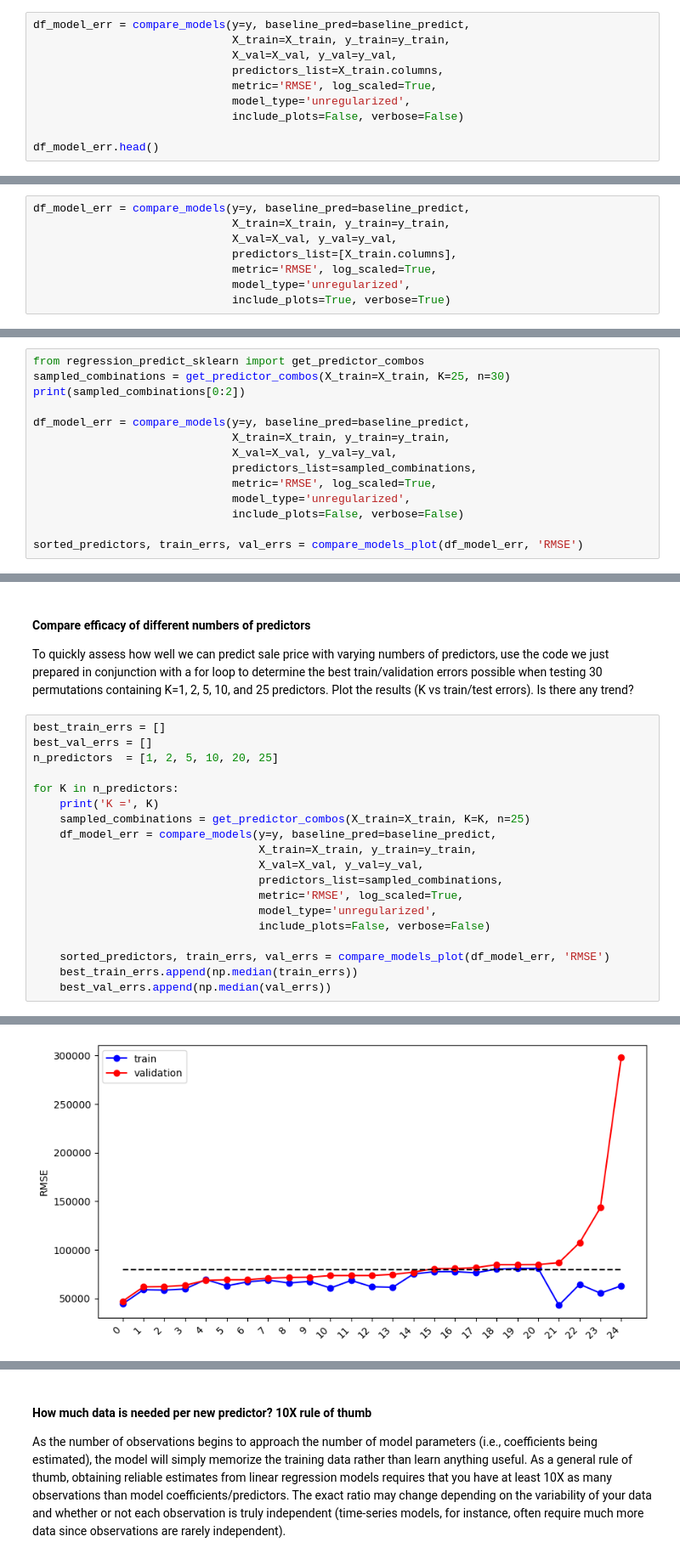
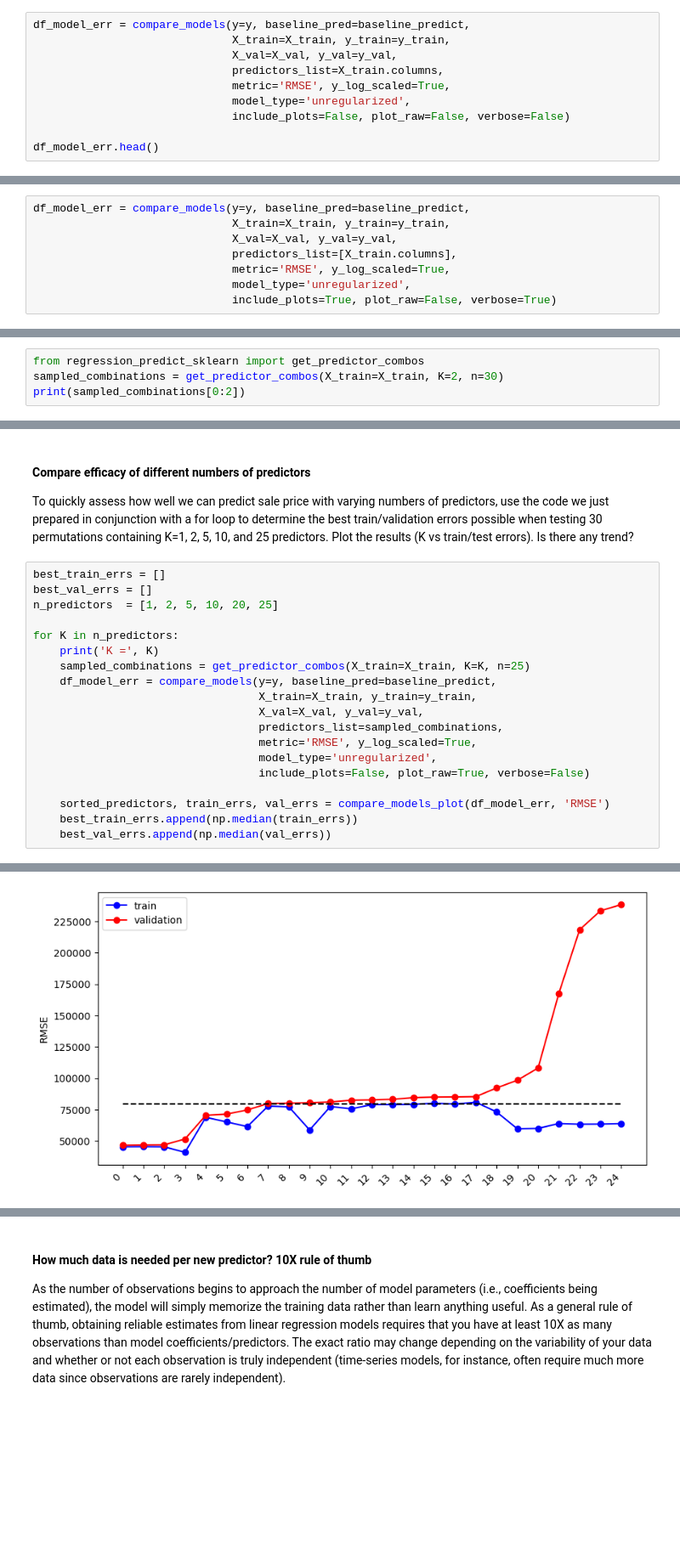
Before and after one commit to carpentries-incubator/high-dimensional-analysis-in-python, a Jupyter notebook: code/03-Regression-intro.ipynb, the cells around one changed output, grey strips where cells are left out. Shown at 85% size. Saved outputs shown, nothing was run; the diff lists cells and outputs as text; blank space fills up the shorter version.

```diff
--- a/code/03-Regression-intro.ipynb
+++ b/code/03-Regression-intro.ipynb
@@ -438,9 +438,9 @@ df_model_err = compare_models(y=y, baseline_pred=baseline_predict,
                               X_train=X_train, y_train=y_train,
                               X_val=X_val, y_val=y_val,
                               predictors_list=X_train.columns,
-                              metric='RMSE', log_scaled=True,
+                              metric='RMSE', y_log_scaled=True,
                               model_type='unregularized',
-                              include_plots=False, verbose=False)
+                              include_plots=False, plot_raw=False, verbose=False)
 
 df_model_err.head()
 # %% [output]
@@ -495,9 +495,9 @@ df_model_err = compare_models(y=y, baseline_pred=baseline_predict,
                               X_train=X_train, y_train=y_train,
                               X_val=X_val, y_val=y_val,
                               predictors_list=[X_train.columns],
-                              metric='RMSE', log_scaled=True,
+                              metric='RMSE', y_log_scaled=True,
                               model_type='unregularized',
-                              include_plots=True, verbose=True)
+                              include_plots=True, plot_raw=False, verbose=True)
 # %% [output]
 # of predictor vars = 30
 # of train observations = 876
@@ -516,16 +516,6 @@ X_train.shape
 (876, 30)
 # %%
 from regression_predict_sklearn import get_predictor_combos
-sampled_combinations = get_predictor_combos(X_train=X_train, K=25, n=30)
+sampled_combinations = get_predictor_combos(X_train=X_train, K=2, n=30)
 print(sampled_combinations[0:2])
-
-df_model_err = compare_models(y=y, baseline_pred=baseline_predict,
-                              X_train=X_train, y_train=y_train,
-                              X_val=X_val, y_val=y_val,
-                              predictors_list=sampled_combinations,
-                              metric='RMSE', log_scaled=True,
-                              model_type='unregularized',
-                              include_plots=False, verbose=False)
-
-sorted_predictors, train_errs, val_errs = compare_models_plot(df_model_err, 'RMSE')
 # %% [output]
@@ -550,9 +535,9 @@ for K in n_predictors:
                                   X_train=X_train, y_train=y_train,
                                   X_val=X_val, y_val=y_val,
                                   predictors_list=sampled_combinations,
-                                  metric='RMSE', log_scaled=True,
+                                  metric='RMSE', y_log_scaled=True,
                                   model_type='unregularized',
-                                  include_plots=False, verbose=False)
+                                  include_plots=False, plot_raw=True, verbose=False)
 
     sorted_predictors, train_errs, val_errs = compare_models_plot(df_model_err, 'RMSE')
     best_train_errs.append(np.median(train_errs))
@@ -572,2 +557,2 @@ Worst model validation error = 297751.1800916412
-[figure, old version]
+[figure, new version]
 K = 5
```
Also changed, not shown: parts of 11 cells of this notebook, 4 other files.
